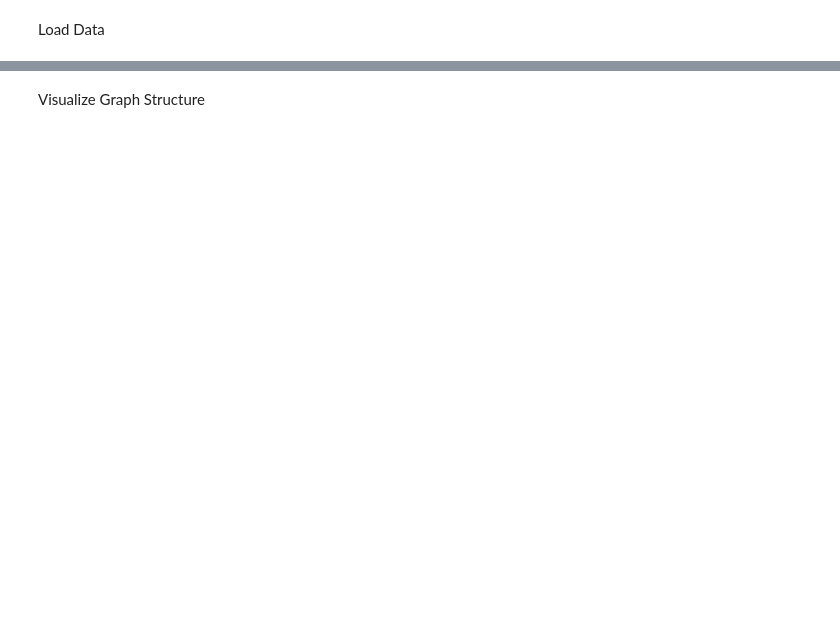
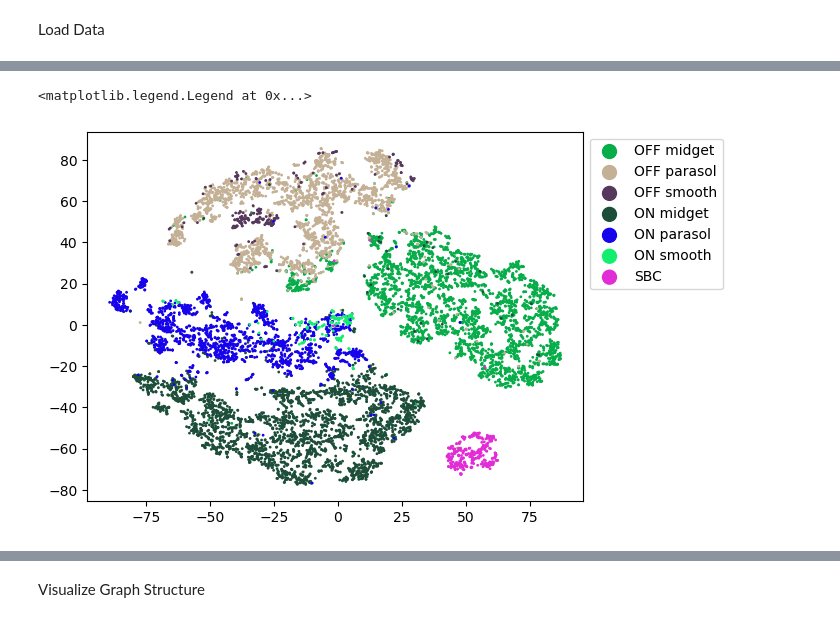
Before and after one commit to bhofflich/cell_matching, a Jupyter notebook: scripts/gnn_test.ipynb, the cells around one changed output, grey strips where cells are left out. Cells and saved outputs as stored; diff of their text form; code cells hidden in the pictures; blank space fills up the shorter version.

```diff
--- a/scripts/gnn_test.ipynb
+++ b/scripts/gnn_test.ipynb
@@ -13,0 +31,12 @@ mat_data = loadmat(path)
+# %%
+# Define the ruleout types
+ruleout = ['BW', 'unlabel', 'weird', 'duplicate', 'unclass', 'contaminated', 'crap', 'edge', 'weak', 'mess', 'Unclass', 'artifact']
+
+# Preprocessing: Filter out unwanted cell types
+# Create a mask for valid cell types
+labels = data['label'].values
+valid_cell_mask = ~np.isin(labels, ruleout)
+all_data = data[valid_cell_mask]
+# %%
+focus_types = ['ON parasol', 'OFF parasol', 'ON midget', 'OFF midget', 'SBC', 'ON smooth', 'OFF smooth']
+data = all_data.query('label in @focus_types')
@@ -13,0 +63,32 @@ mat_data = loadmat(path)
+# %%
+#perform PCA on the data
+from sklearn.decomposition import PCA
+pca = PCA(n_components=6)
+acf_pca = pca.fit_transform(acfs)
+tc_pca = pca.fit_transform(tcs)
+tc_all_pca = pca.fit_transform(tcs_all)
+cch_1ms_pca = pca.fit_transform(cch_1ms)
+cch_10ms_pca = pca.fit_transform(cch_10ms)
+spike_waveforms_pca = pca.fit_transform(spike_waveforms)
+# %%
+#Plot TSNE of the data
+from sklearn.manifold import TSNE
+tsne = TSNE(n_components=2)
+
+rf_sizes = np.sqrt(data['size'].values/np.pi)
+spike_counts = data['spike_count'].values
+acf_tc_tsne = tsne.fit_transform(np.hstack([acf_pca,tc_pca, tc_all_pca]))
+# %%
+def generate_unique_color():
+    return np.random.rand(3,)
+
+labels = data['label'].values
+label_colors = {label: generate_unique_color() for label in np.unique(labels)}
+colors = np.array([label_colors[i] for i in labels])
+
+for i,label in enumerate(np.unique(labels)):
+    plt.scatter(acf_tc_tsne[labels==label,0],acf_tc_tsne[labels==label,1],s=1,c=colors[labels==label], label=label)
+plt.legend(loc='upper left', bbox_to_anchor=(1, 1),markerscale=10)
+# %% [output]
+<matplotlib.legend.Legend at 0x...>
+[figure, added]
```
Also changed, not shown: parts of 20 cells of this notebook, 4 other files.
